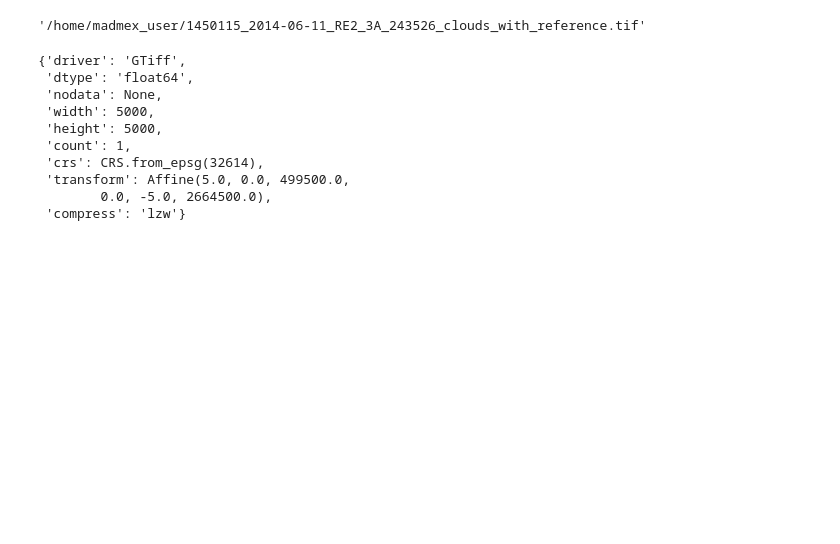
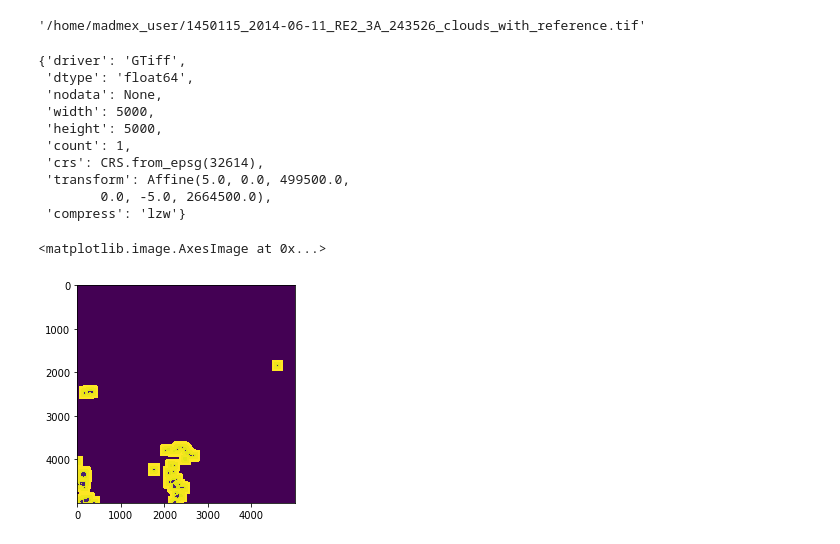
Before and after one commit to CONABIO/antares3-sandbox, a Jupyter notebook: notebooks/rapideye_preprocessing/rapideye_clouds_reference.ipynb, the cells around one changed output. Drawn from its saved outputs; the diff is of its cells as text; code cells hidden in the pictures; blank space fills up the shorter version.

Commit message:
adding plot of result

```diff
--- a/notebooks/rapideye_preprocessing/rapideye_clouds_reference.ipynb
+++ b/notebooks/rapideye_preprocessing/rapideye_clouds_reference.ipynb
@@ -439,0 +442,5 @@ with rasterio.open(filename_path_result, "w", **meta) as dst:
+# %%
+imshow(cloud_shadow_array)
+# %% [output]
+<matplotlib.image.AxesImage at 0x...>
+[figure, added]
```
Also changed, not shown: parts of 1 cell of this notebook.
